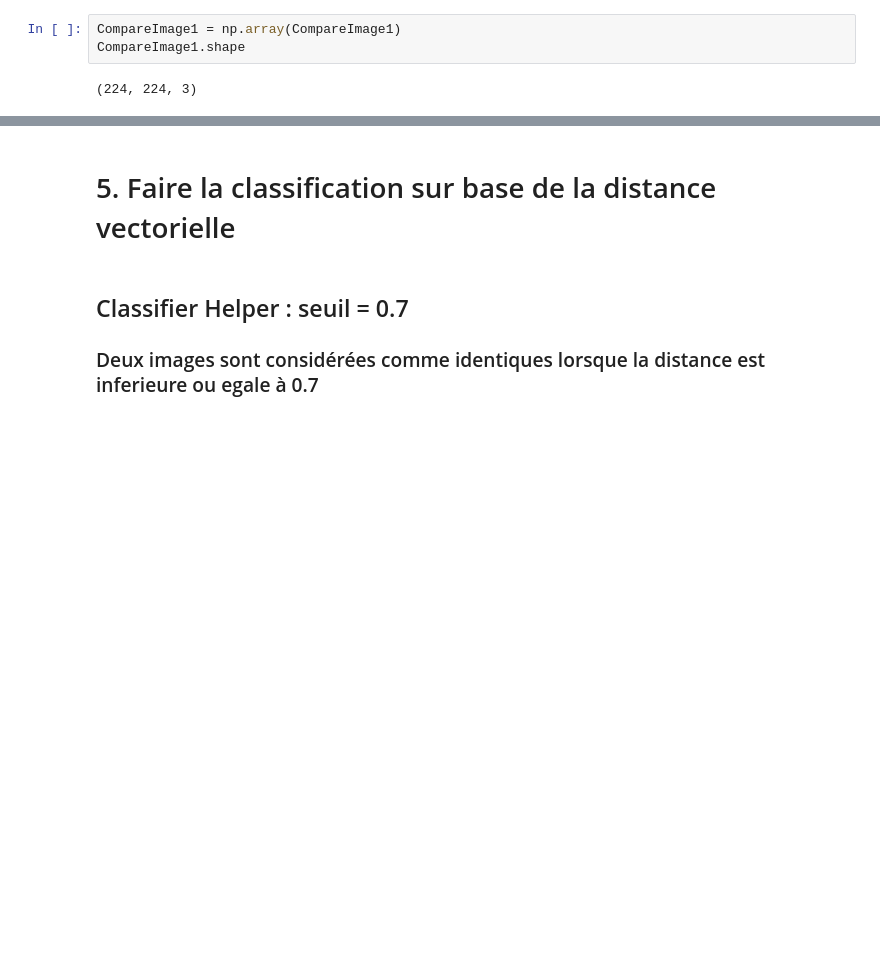
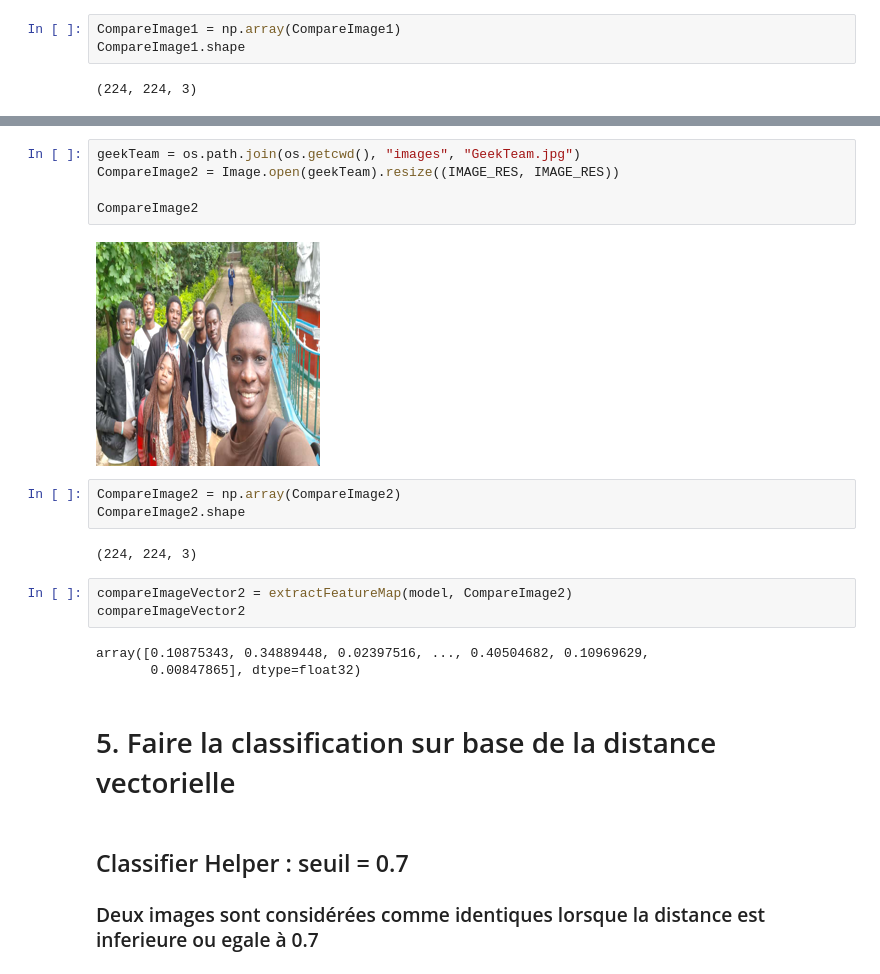
Before and after one commit to nathanbangwa243/Face-Tracker, a Jupyter notebook: Face-Tracker.ipynb, the cells around one changed output, grey strips where cells are left out. Drawn from its saved outputs; the diff is of its cells as text; blank space fills up the shorter version.

```diff
--- a/Face-Tracker.ipynb
+++ b/Face-Tracker.ipynb
@@ -213,3 +211,21 @@ array([0.02216934, 0.        , 0.        , ..., 0.36574665, 0.38928717,
+# %%
+geekTeam = os.path.join(os.getcwd(), "images", "GeekTeam.jpg")
+CompareImage2 = Image.open(geekTeam).resize((IMAGE_RES, IMAGE_RES))
+
+CompareImage2
+# %% [output]
+[figure, added]
+# %%
+CompareImage2 = np.array(CompareImage2)
+CompareImage2.shape
+# %% [output]
+(224, 224, 3)
+# %%
+compareImageVector2 = extractFeatureMap(model, CompareImage2)
+compareImageVector2
+# %% [output]
+array([0.10875343, 0.34889448, 0.02397516, ..., 0.40504682, 0.10969629,
+       0.00847865], dtype=float32)
 # %% [markdown]
 # 5. Faire la classification sur base de la distance vectorielle
 # %% [markdown]
```
Also changed, not shown: parts of 7 cells of this notebook.
